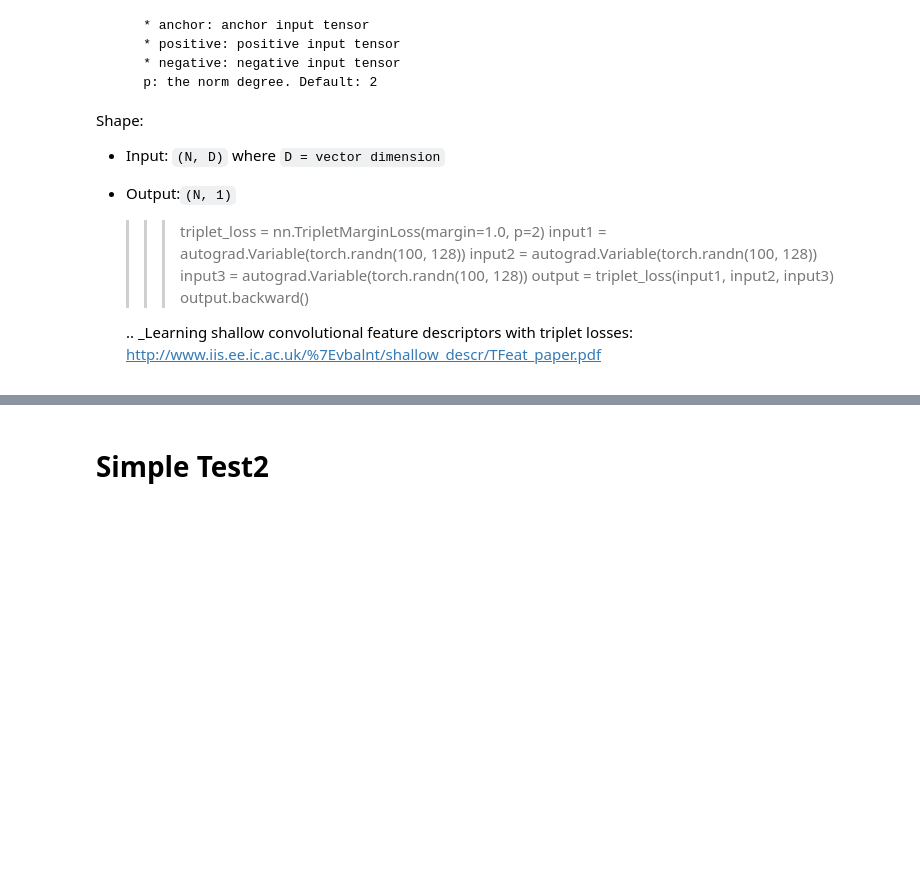
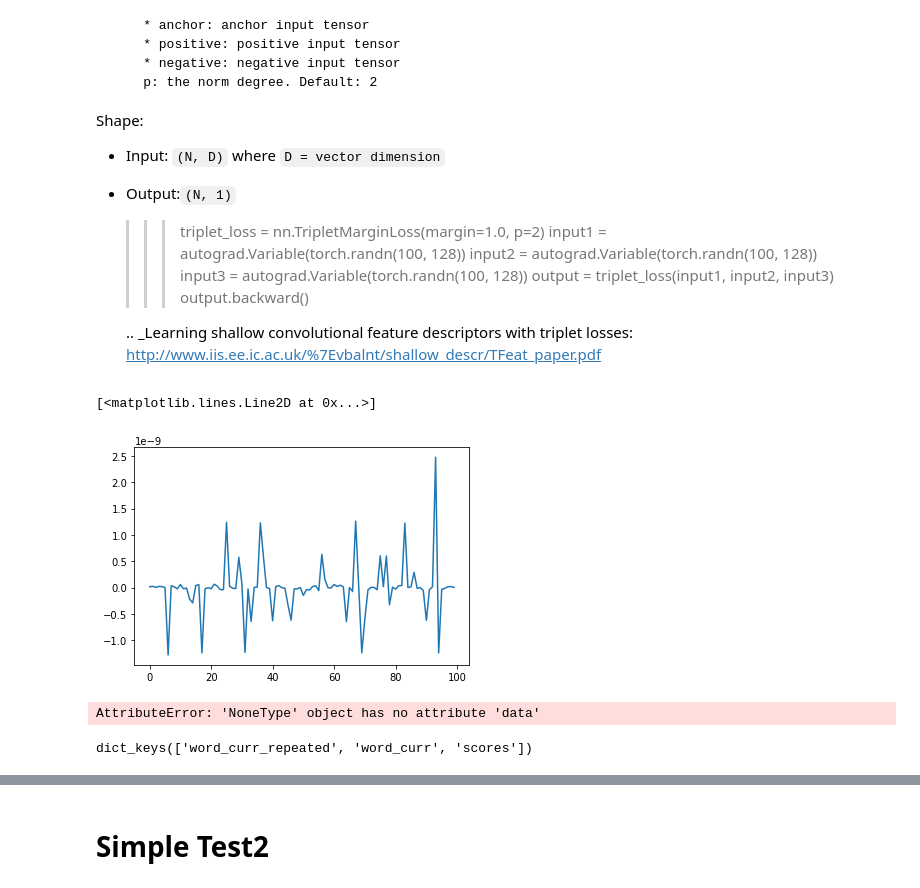
Before and after one commit to fogside/russe_wsi, a Jupyter notebook: notebooks/pyTorchModel_var2.ipynb, the cells around one changed output, grey strips where cells are left out. Cells and saved outputs as stored; diff of their text form; code cells hidden in the pictures; blank space fills up the shorter version.

```diff
--- a/notebooks/pyTorchModel_var2.ipynb
+++ b/notebooks/pyTorchModel_var2.ipynb
@@ -533,0 +490,13 @@ class MultiComp_triplet(nn.Module):
+# %%
+plt.plot(net.words_comps.grad[0][1].data.numpy())
+# %% [output]
+[<matplotlib.lines.Line2D at 0x...>]
+[figure, added]
+# %%
+plt.plot(net.word_curr_repeated.grad.data.numpy())
+# %% [output]
+AttributeError: 'NoneType' object has no attribute 'data'
+# %%
+grads.keys()
+# %% [output]
+dict_keys(['word_curr_repeated', 'word_curr', 'scores'])
```
Also changed, not shown: parts of 15 cells of this notebook.
